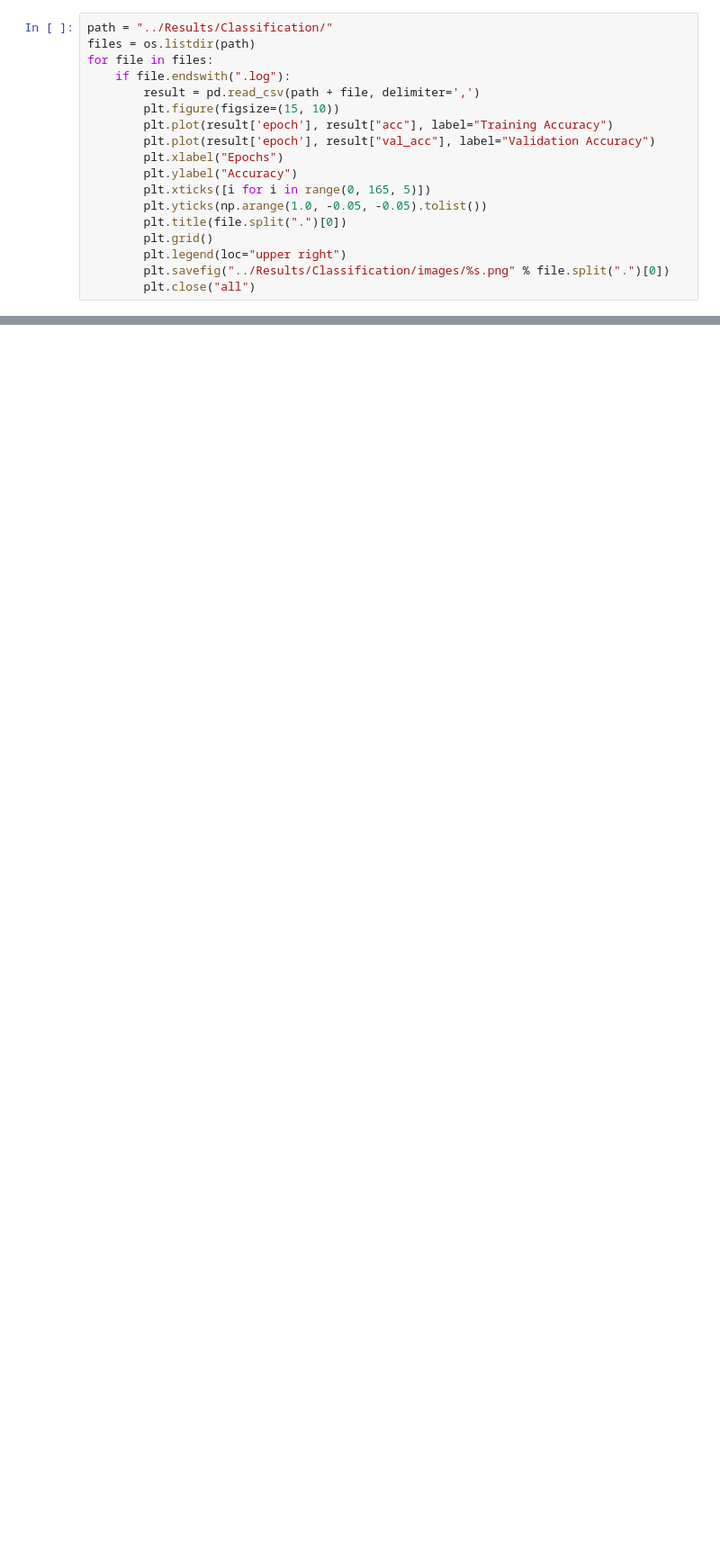
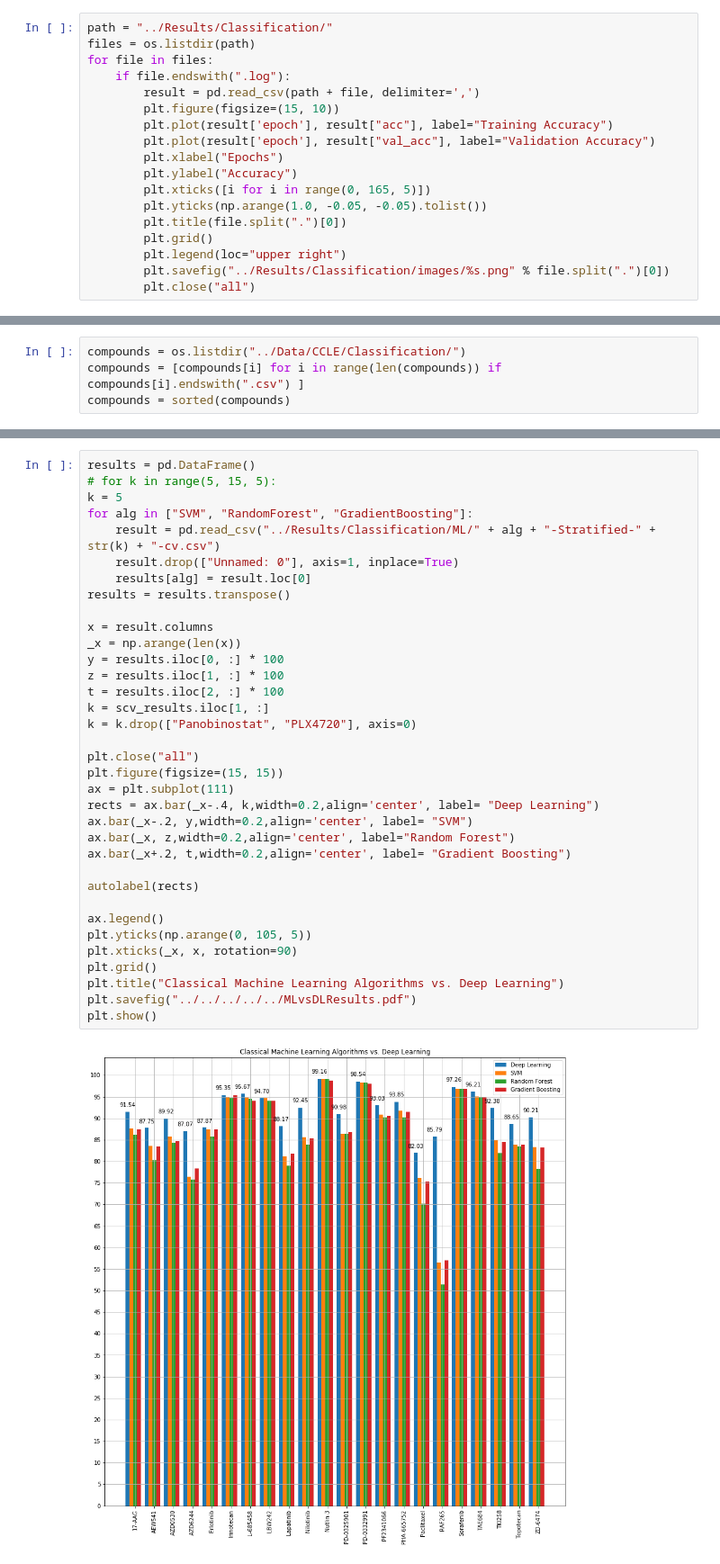
Before and after one commit to Naghipourfar/CCLE, a Jupyter notebook: Code/ResultAnalysis.ipynb, the cells around one changed output, grey strips where cells are left out. Shown at 90% size. Cells and saved outputs as stored; diff of their text form; blank space fills up the shorter version.

```diff
--- a/Code/ResultAnalysis.ipynb
+++ b/Code/ResultAnalysis.ipynb
@@ -81,0 +86,4 @@ plt.show()
+# %%
+compounds = os.listdir("../Data/CCLE/Classification/")
+compounds = [compounds[i] for i in range(len(compounds)) if compounds[i].endswith(".csv") ]
+compounds = sorted(compounds)
@@ -81,0 +144,37 @@ plt.show()
+# %%
+results = pd.DataFrame()
+# for k in range(5, 15, 5):
+k = 5
+for alg in ["SVM", "RandomForest", "GradientBoosting"]:
+    result = pd.read_csv("../Results/Classification/ML/" + alg + "-Stratified-" + str(k) + "-cv.csv")
+    result.drop(["Unnamed: 0"], axis=1, inplace=True)
+    results[alg] = result.loc[0]
+results = results.transpose()
+
+x = result.columns
+_x = np.arange(len(x))
+y = results.iloc[0, :] * 100
+z = results.iloc[1, :] * 100
+t = results.iloc[2, :] * 100
+k = scv_results.iloc[1, :]
+k = k.drop(["Panobinostat", "PLX4720"], axis=0)
+
+plt.close("all")
+plt.figure(figsize=(15, 15))
+ax = plt.subplot(111)
+rects = ax.bar(_x-.4, k,width=0.2,align='center', label= "Deep Learning")
+ax.bar(_x-.2, y,width=0.2,align='center', label= "SVM")
+ax.bar(_x, z,width=0.2,align='center', label="Random Forest")
+ax.bar(_x+.2, t,width=0.2,align='center', label= "Gradient Boosting")
+
+autolabel(rects)
+
+ax.legend()
+plt.yticks(np.arange(0, 105, 5))
+plt.xticks(_x, x, rotation=90)
+plt.grid()
+plt.title("Classical Machine Learning Algorithms vs. Deep Learning")
+plt.savefig("../../../../../MLvsDLResults.pdf")
+plt.show()
+# %% [output]
+[figure, added]
```
Also changed, not shown: parts of 7 cells of this notebook, 1 other file.
